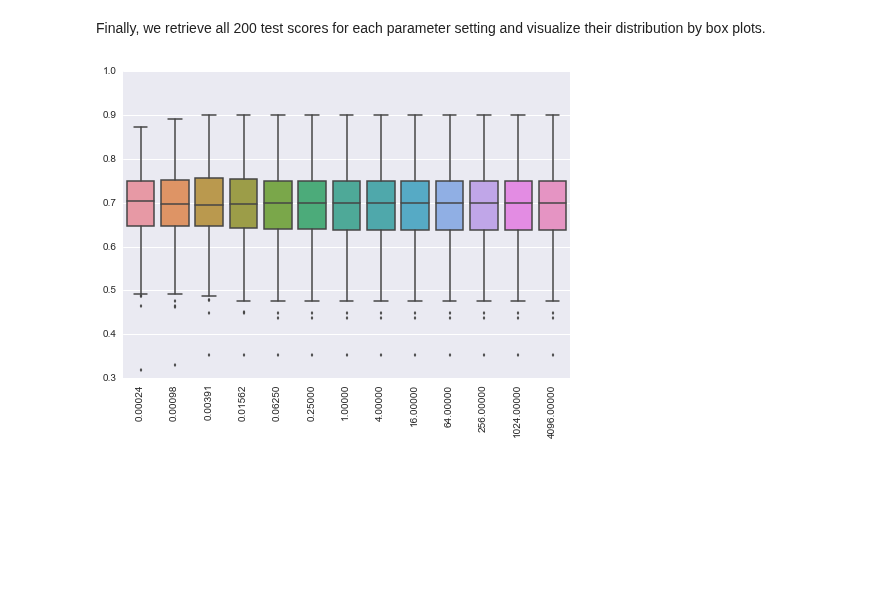
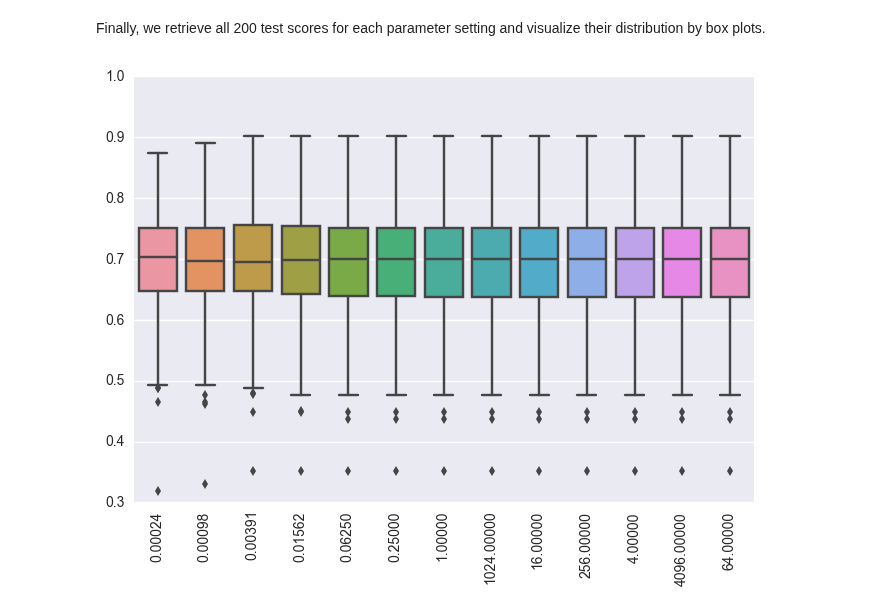
Before and after one commit to sebp/scikit-survival, a Jupyter notebook: examples/survival-svm.ipynb, the cells around one changed output. Saved outputs shown, nothing was run; the diff lists cells and outputs as text; code cells hidden in the pictures; blank space fills up the shorter version.

```diff
--- a/examples/survival-svm.ipynb
+++ b/examples/survival-svm.ipynb
@@ -115,14 +119,15 @@ gcv.best_score_, gcv.best_params_
 # %% [markdown]
 Finally, we retrieve all 200 test scores for each parameter setting and visualize their distribution by box plots.
 # %%
-cv_scores = []
-names = []
+cv_scores = {}
 for i in range(len(gcv.grid_scores_)):
     v = gcv.grid_scores_[i]
-    cv_scores.append(v.cv_validation_scores)
-    names.append("%.5f" % (v.parameters["alpha"]))
+    name = "%.5f" % v.parameters["alpha"]
+    cv_scores[name] = v.cv_validation_scores
 
-sns.boxplot(cv_scores)
-_ = plt.xticks(np.arange(1, len(names)+1), names, rotation="vertical")
+sns.boxplot(pandas.DataFrame(cv_scores))
+_, xtext = plt.xticks()
+for t in xtext:
+    t.set_rotation("vertical")
 # %% [output]
-[figure, old version]
+[figure, new version]
```
Also changed, not shown: parts of 3 cells of this notebook.
